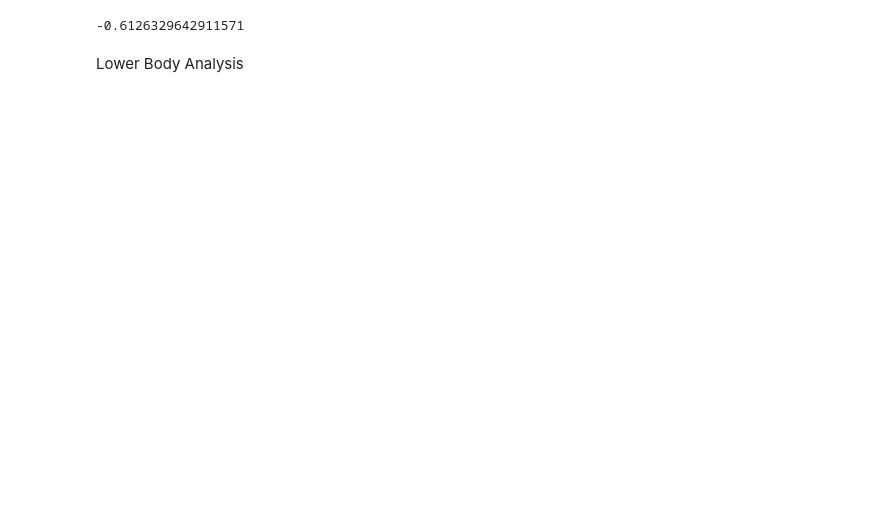
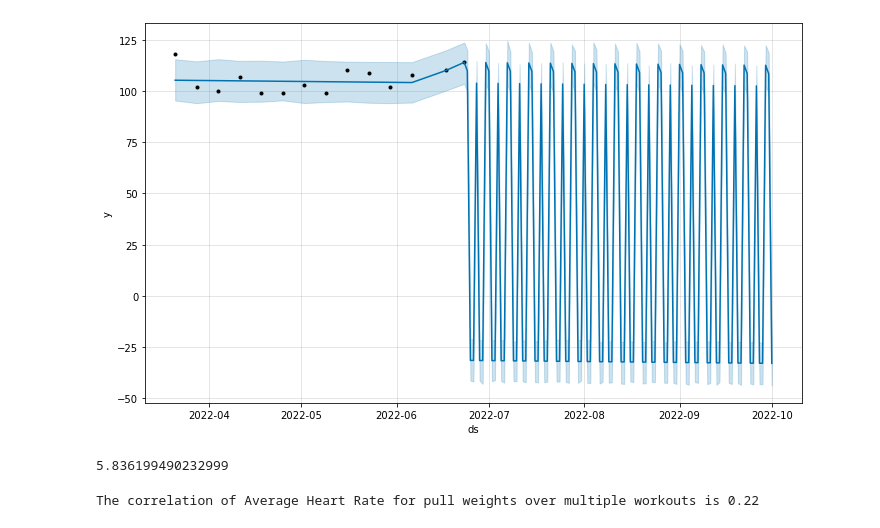
Before and after one commit to Leroez/Heart-Rate-Test, a Jupyter notebook: Project.ipynb, the cells around one changed output. Saved outputs shown, nothing was run; the diff lists cells and outputs as text; code cells hidden in the pictures; blank space fills up the shorter version.

```diff
--- a/Project.ipynb
+++ b/Project.ipynb
@@ -19,0 +13,11 @@ WUB
+# %%
+#Creats a filter to only show workouts labeld as "Weights: Push"
+WPU = HR_Test.loc[HR_Test['Type']=='Weights: Push']
+#resets the index
+WPU = WPU.reset_index(drop=True)
+#set the index
+WPU = WPU.set_index('Count')
+#drop the columns that are not necessary
+WPU = WPU.drop(['Workout', 'Date', 'Type'], axis=1)
+
+WPU
@@ -19,0 +41,7 @@ WUB
+# %%
+#Testing whether or not I can make a predition model
+
+import pandas as pd
+from prophet import Prophet
+m = Prophet(interval_width=0.95)
+model = m.fit(WPU)
@@ -19,0 +69,4 @@ WUB
+# %%
+future = m.make_future_dataframe(periods=100,freq='D')
+forecast = m.predict(future)
+forecast.head()
@@ -20,13 +80,28 @@ WUB
+# %%
+plot1 = m.plot(forecast)
+# %% [output]
+[figure, added]
+# %%
+import numpy as np
+
+#finds the standard deviation of heart rates
+stdWPU= np.std(WPU["Average Heart Rate (bpm)"])
+#plan to remove the ones that don't might be outliers
+
+stdWPU
+# %% [output]
+5.836199490232999
 # %%
-#Allows us to see evaluate the average hearts rate of upper body wieghts workout
-WUB = HR_Test.loc[HR_Test['Type']=='Weights: Upper Body']
-#resets index
-WUB = WUB.reset_index(drop=True)
-#allows us to use date in correlation
-WUB['Date']=WUB['Date'].astype('category').cat.codes
+#Allows us to see evaluate the average hearts rate of push workouts by filtering only those types
+WPU = HR_Test.loc[HR_Test['Type']=='Weights: Push']
+#resets the index
+WPU = WPU.reset_index(drop=True)
+WPU = WPU.set_index('Workout')
+#Allows us to put Date into the correlation function
+WPU['Date']=WPU['Date'].astype('category').cat.codes
 #Finds the correlation between Average Heart Rate over multiple workouts,
-WUB['Date'].corr(WUB['Average Heart Rate (bpm)'])
+WPU_Corr = WPU['Count'].corr(WPU['Average Heart Rate (bpm)'])
+WPU_Corr = "{:.2f}".format(WPU_Corr)
+print('The correlation of Average Heart Rate for pull weights over multiple workouts is ' + str(WPU_Corr))
 # %% [output]
--0.6126329642911571
+The correlation of Average Heart Rate for pull weights over multiple workouts is 0.22
-# %% [markdown]
-Lower Body Analysis
```
Also changed, not shown: parts of 21 cells of this notebook.
